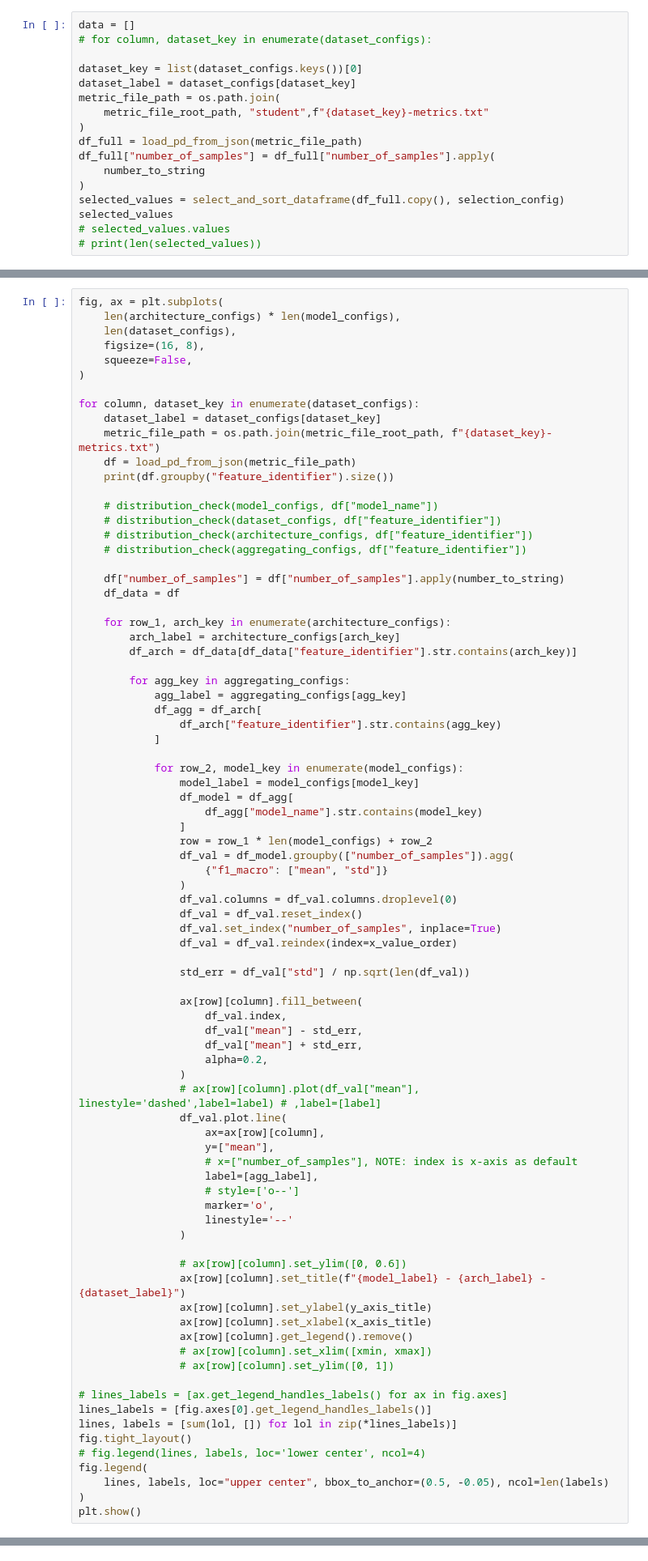
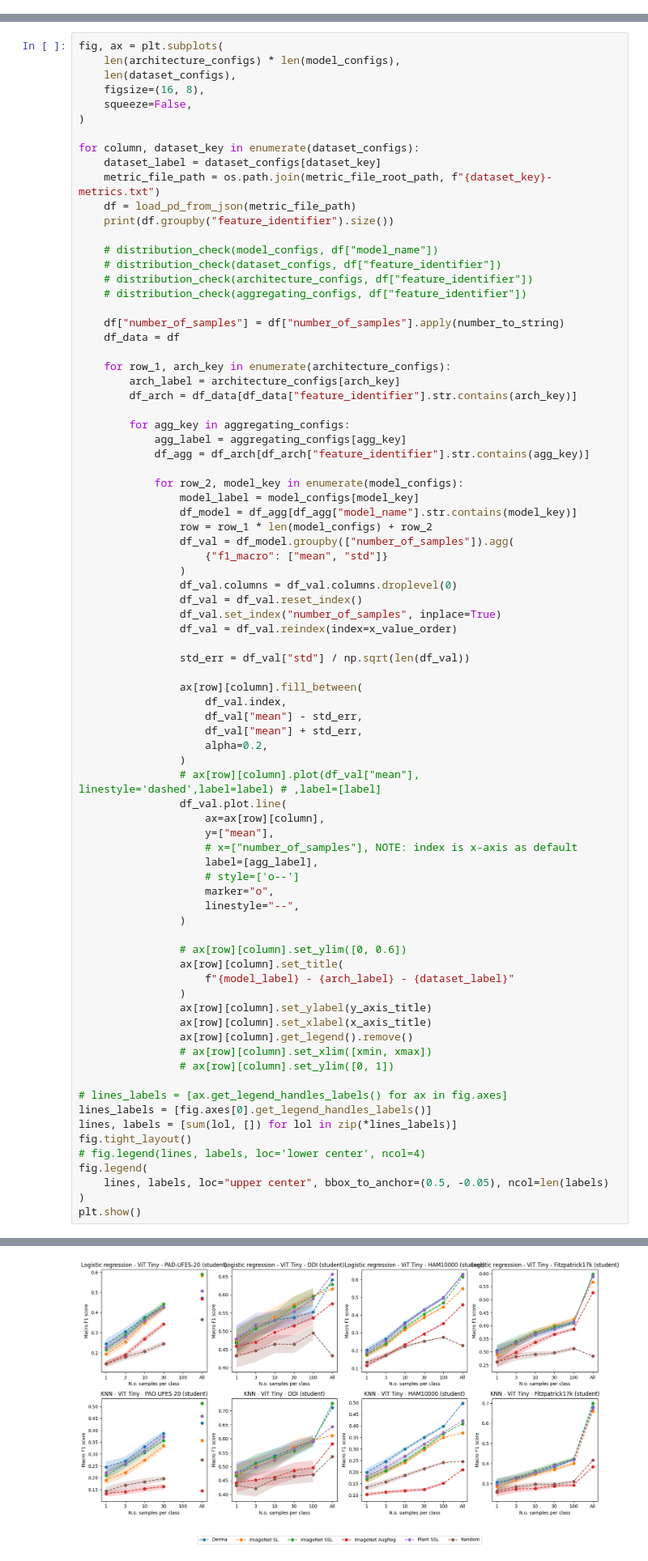
Before and after one commit to AlexanderPeter/thesis, a Jupyter notebook: code/23_plot_subsampling_scores.ipynb, the cells around one changed output, grey strips where cells are left out. Shown at 81% size. Drawn from its saved outputs; the diff is of its cells as text.

```diff
--- a/code/23_plot_subsampling_scores.ipynb
+++ b/code/23_plot_subsampling_scores.ipynb
@@ -67,17 +10,0 @@ selection_config = {
-# %%
-data = []
-# for column, dataset_key in enumerate(dataset_configs):
-
-dataset_key = list(dataset_configs.keys())[0]
-dataset_label = dataset_configs[dataset_key]
-metric_file_path = os.path.join(
-    metric_file_root_path, "student",f"{dataset_key}-metrics.txt"
-)
-df_full = load_pd_from_json(metric_file_path)
-df_full["number_of_samples"] = df_full["number_of_samples"].apply(
-    number_to_string
-)
-selected_values = select_and_sort_dataframe(df_full.copy(), selection_config)
-selected_values
-# selected_values.values
-# print(len(selected_values))
@@ -166,15 +119,11 @@ for column, dataset_key in enumerate(dataset_configs):
 
         for agg_key in aggregating_configs:
             agg_label = aggregating_configs[agg_key]
-            df_agg = df_arch[
-                df_arch["feature_identifier"].str.contains(agg_key)
-            ]
+            df_agg = df_arch[df_arch["feature_identifier"].str.contains(agg_key)]
 
             for row_2, model_key in enumerate(model_configs):
                 model_label = model_configs[model_key]
-                df_model = df_agg[
-                    df_agg["model_name"].str.contains(model_key)
-                ]
+                df_model = df_agg[df_agg["model_name"].str.contains(model_key)]
                 row = row_1 * len(model_configs) + row_2
                 df_val = df_model.groupby(["number_of_samples"]).agg(
                     {"f1_macro": ["mean", "std"]}
@@ -199,12 +148,14 @@ for column, dataset_key in enumerate(dataset_configs):
                     # x=["number_of_samples"], NOTE: index is x-axis as default
                     label=[agg_label],
                     # style=['o--']
-                    marker='o',
-                    linestyle='--'
+                    marker="o",
+                    linestyle="--",
                 )
 
                 # ax[row][column].set_ylim([0, 0.6])
-                ax[row][column].set_title(f"{model_label} - {arch_label} - {dataset_label}")
+                ax[row][column].set_title(
+                    f"{model_label} - {arch_label} - {dataset_label}"
+                )
                 ax[row][column].set_ylabel(y_axis_title)
                 ax[row][column].set_xlabel(x_axis_title)
                 ax[row][column].get_legend().remove()
@@ -225,0 +192 @@ ValueError: Number of columns must be a positive integer, not 0
+[figure, added]
```
Also changed, not shown: parts of 7 cells of this notebook.
